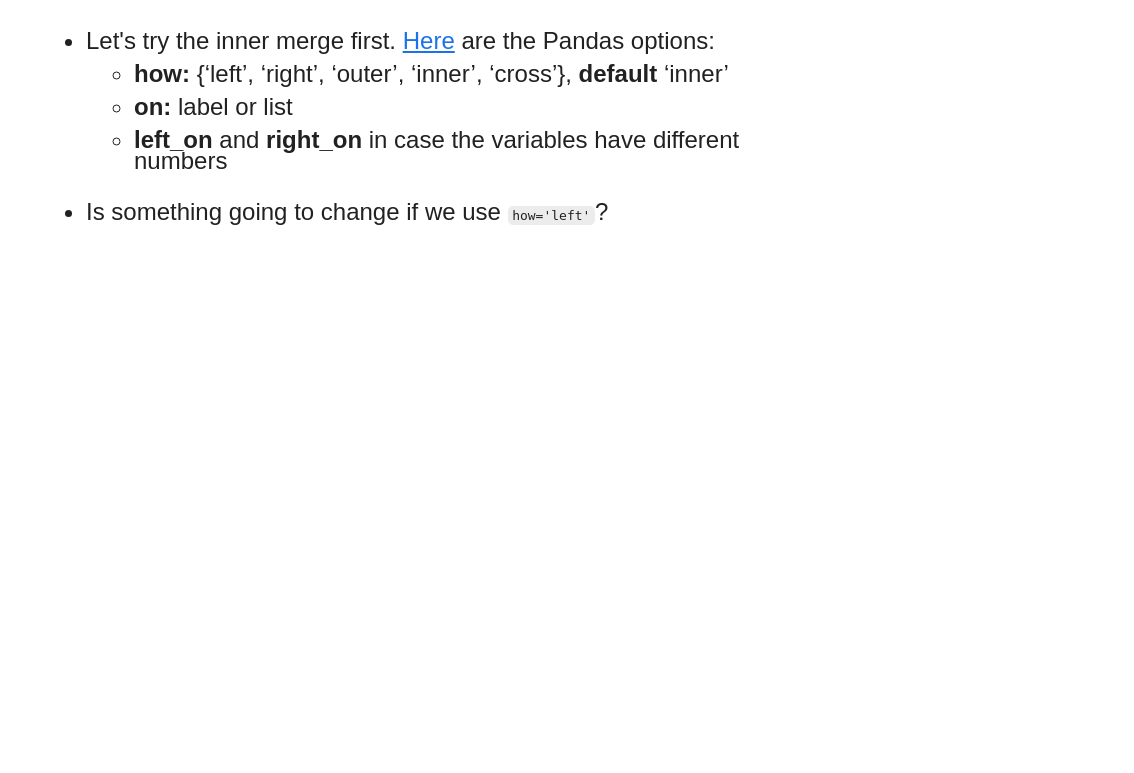
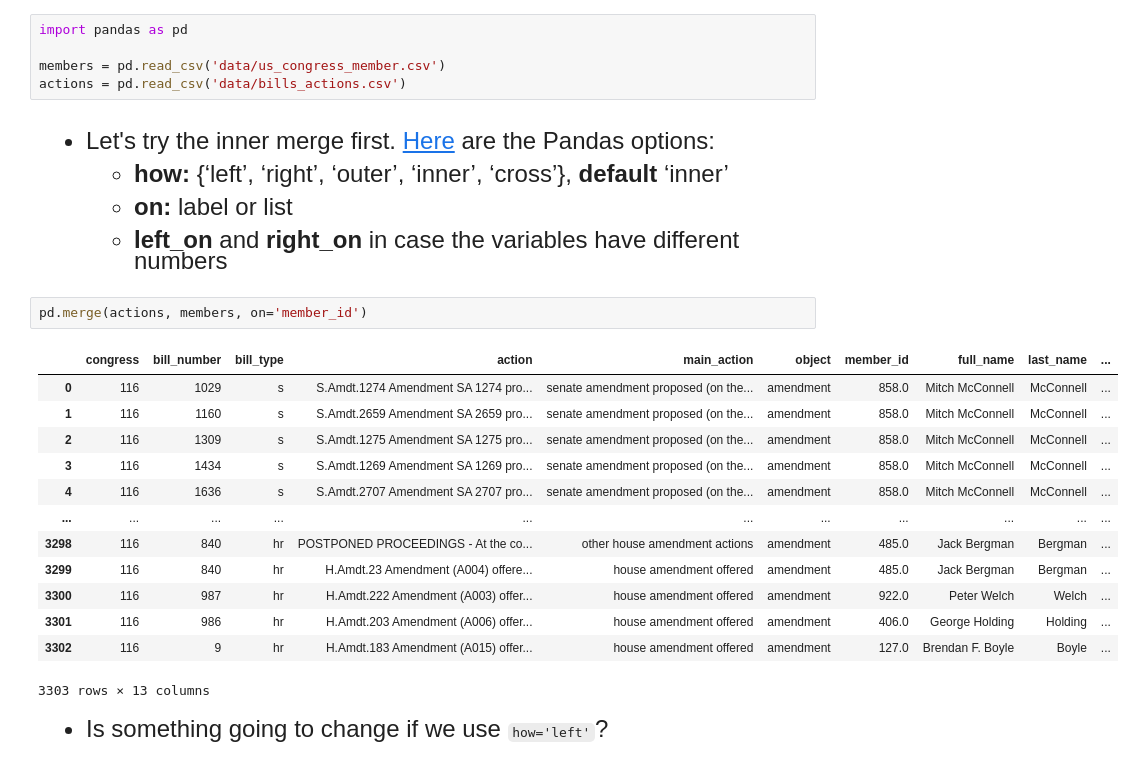
Before and after one commit to JE-Classrooms/qtm151-notes, a Jupyter notebook: lecture16/lecture16.ipynb, the cells around one changed output. Saved outputs shown, nothing was run; the diff lists cells and outputs as text; blank space fills up the shorter version.

````diff
--- a/lecture16/lecture16.ipynb
+++ b/lecture16/lecture16.ipynb
@@ -58,6 +58,11 @@
     2. Check how many unique ```member_id``` there are in the **congress member** table
 
     3. What type of merge should we use?
+# %%
+import pandas as pd
+
+members = pd.read_csv('data/us_congress_member.csv')
+actions = pd.read_csv('data/bills_actions.csv')
 # %% [markdown]
 <font size="5">
 
@@ -68,6 +73,22 @@
     - **on:** label or list
 
     - **left_on** and **right_on** in case the variables have different numbers
+# %%
+pd.merge(actions, members, on='member_id')
+# %% [output]
+|  | congress | bill_number | bill_type | action | main_action | object | member_id | full_name | last_name | ... |
+| 0 | 116 | 1029 | s | S.Amdt.1274 Amendment SA 1274 pro... | senate amendment proposed (on the... | amendment | 858.0 | Mitch McConnell | McConnell | ... |
+| 1 | 116 | 1160 | s | S.Amdt.2659 Amendment SA 2659 pro... | senate amendment proposed (on the... | amendment | 858.0 | Mitch McConnell | McConnell | ... |
+| 2 | 116 | 1309 | s | S.Amdt.1275 Amendment SA 1275 pro... | senate amendment proposed (on the... | amendment | 858.0 | Mitch McConnell | McConnell | ... |
+| 3 | 116 | 1434 | s | S.Amdt.1269 Amendment SA 1269 pro... | senate amendment proposed (on the... | amendment | 858.0 | Mitch McConnell | McConnell | ... |
+| 4 | 116 | 1636 | s | S.Amdt.2707 Amendment SA 2707 pro... | senate amendment proposed (on the... | amendment | 858.0 | Mitch McConnell | McConnell | ... |
+| ... | ... | ... | ... | ... | ... | ... | ... | ... | ... | ... |
+| 3298 | 116 | 840 | hr | POSTPONED PROCEEDINGS - At the co... | other house amendment actions | amendment | 485.0 | Jack Bergman | Bergman | ... |
+| 3299 | 116 | 840 | hr | H.Amdt.23 Amendment (A004) offere... | house amendment offered | amendment | 485.0 | Jack Bergman | Bergman | ... |
+| 3300 | 116 | 987 | hr | H.Amdt.222 Amendment (A003) offer... | house amendment offered | amendment | 922.0 | Peter Welch | Welch | ... |
+| 3301 | 116 | 986 | hr | H.Amdt.203 Amendment (A006) offer... | house amendment offered | amendment | 406.0 | George Holding | Holding | ... |
+| 3302 | 116 | 9 | hr | H.Amdt.183 Amendment (A015) offer... | house amendment offered | amendment | 127.0 | Brendan F. Boyle | Boyle | ... |
+3303 rows × 13 columns
 # %% [markdown]
 <font size="5">
 
````
Also changed, not shown: parts of 12 cells of this notebook, 2 other files.
